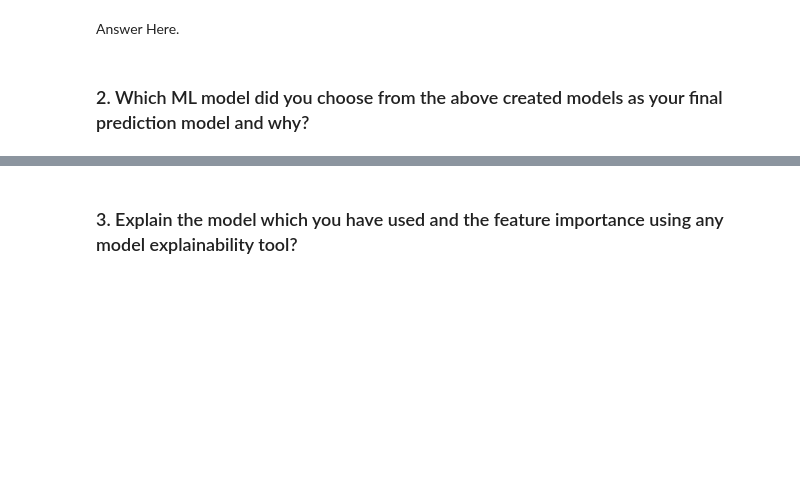
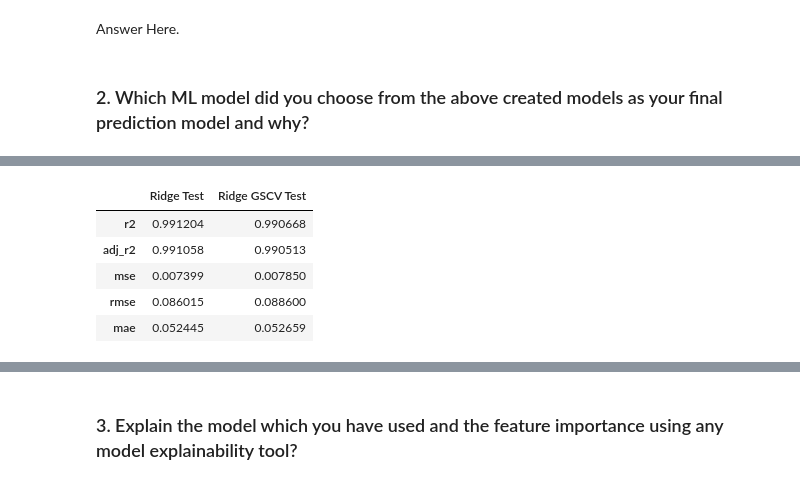
Before and after one commit to LuvMutreja/Yes-Bank-Closing-Stock-Price-Prediction, a Jupyter notebook: Regression_Project_Yes_Bank_Stock_Closing_Price_Prediction_.ipynb, the cells around one changed output, grey strips where cells are left out. Cells and saved outputs as stored; diff of their text form; code cells hidden in the pictures; blank space fills up the shorter version.

```diff
--- a/Regression_Project_Yes_Bank_Stock_Closing_Price_Prediction_.ipynb
+++ b/Regression_Project_Yes_Bank_Stock_Closing_Price_Prediction_.ipynb
@@ -1641,0 +1773,10 @@ Answer Here.
+# %%
+# ridge  ,ridge gscv  and
+ridge_vs_ridge_gscv_series
+# %% [output]
+|  | Ridge Test | Ridge GSCV Test |
+| r2 | 0.991204 | 0.990668 |
+| adj_r2 | 0.991058 | 0.990513 |
+| mse | 0.007399 | 0.007850 |
+| rmse | 0.086015 | 0.088600 |
+| mae | 0.052445 | 0.052659 |
```
Also changed, not shown: parts of 170 cells of this notebook.
